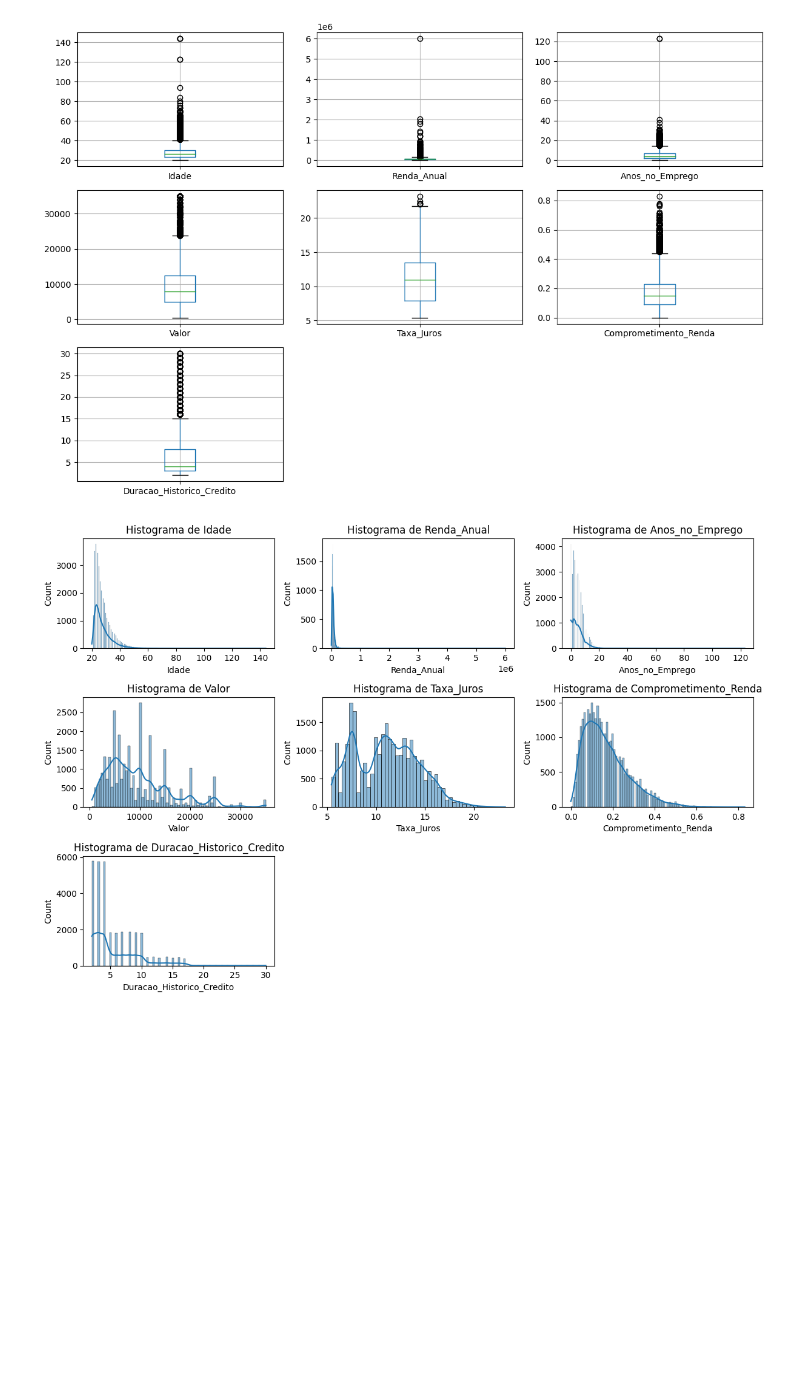
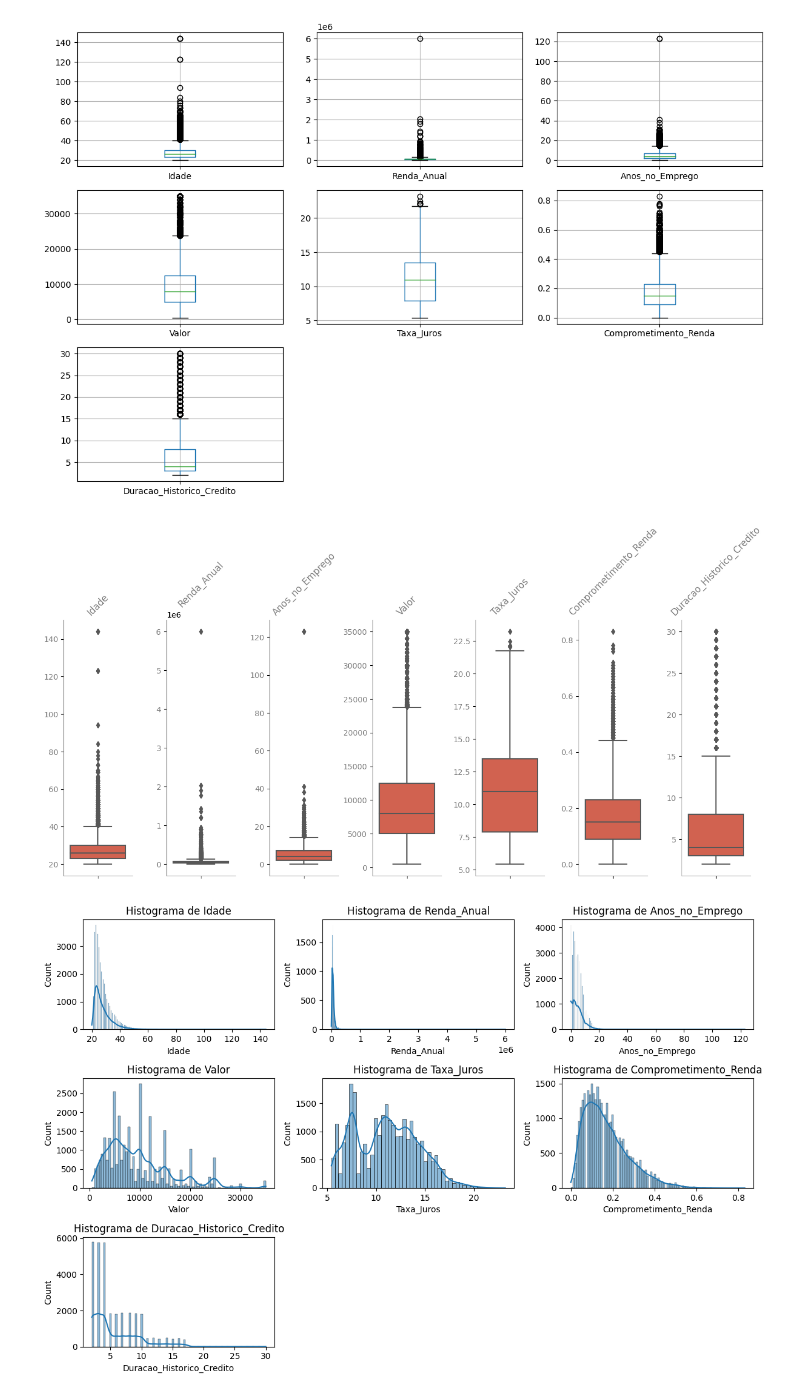
Before and after one commit to alyssonmontovanelli/analise_Risco_Credito, a Jupyter notebook: EDA/02_tratamento_outlier_NA.ipynb, the cells around one changed output. Drawn from its saved outputs; the diff is of its cells as text; code cells hidden in the pictures; blank space fills up the shorter version.

```diff
--- a/EDA/02_tratamento_outlier_NA.ipynb
+++ b/EDA/02_tratamento_outlier_NA.ipynb
@@ -144,6 +144,34 @@ for i, col in enumerate(variaveis_numericas):
  plt.tight_layout()
 # %% [output]
 [figure]
+# %%
+variaveis_numericas = ['Idade', 'Renda_Anual', 'Anos_no_Emprego',
+                       'Valor', 'Taxa_Juros', 'Comprometimento_Renda',
+                       'Duracao_Historico_Credito']
+
+# Tamanho da figura
+plt.figure(figsize=(16, 6))  # Ajuste o tamanho conforme necessário
+
+# Ajuste o espaçamento entre os subplots
+plt.subplots_adjust(wspace=0.5, hspace=0.5)
+
+# Loop para criar os gráficos de boxplot para cada variável
+for i, col in enumerate(variaveis_numericas):
+    plt.subplot(1, len(variaveis_numericas), i + 1)  # Subplot único em uma linha
+    sns.boxplot(y=df[col], color="#e7533a", orient='v')  # Estilizando com Seaborn
+    plt.title(col, rotation=45, color="grey")  # Define o título inclinado a 45 graus
+    plt.ylabel("")  # Remove o label do eixo y para economizar espaço vertical
+    plt.yticks(color="grey")  # Ajuste a cor dos ticks no eixo y
+
+    # Remover bordas direita e superior e ajustar cor das bordas restantes
+    sns.despine(right=True, top=True)  # Remove as bordas direita e superior
+    plt.gca().spines['left'].set_color('grey')  # Define a cor da borda esquerda
+    plt.gca().spines['bottom'].set_color('grey')  # Define a cor da borda inferior
+
+# Exibe o gráfico
+plt.show()
+# %% [output]
+[figure, added]
 # %%
 # Loop pelas variáveis contínuas
 fig = plt.figure(figsize= (12, 8))
```
Also changed, not shown: parts of 3 cells of this notebook, 4 other files.
